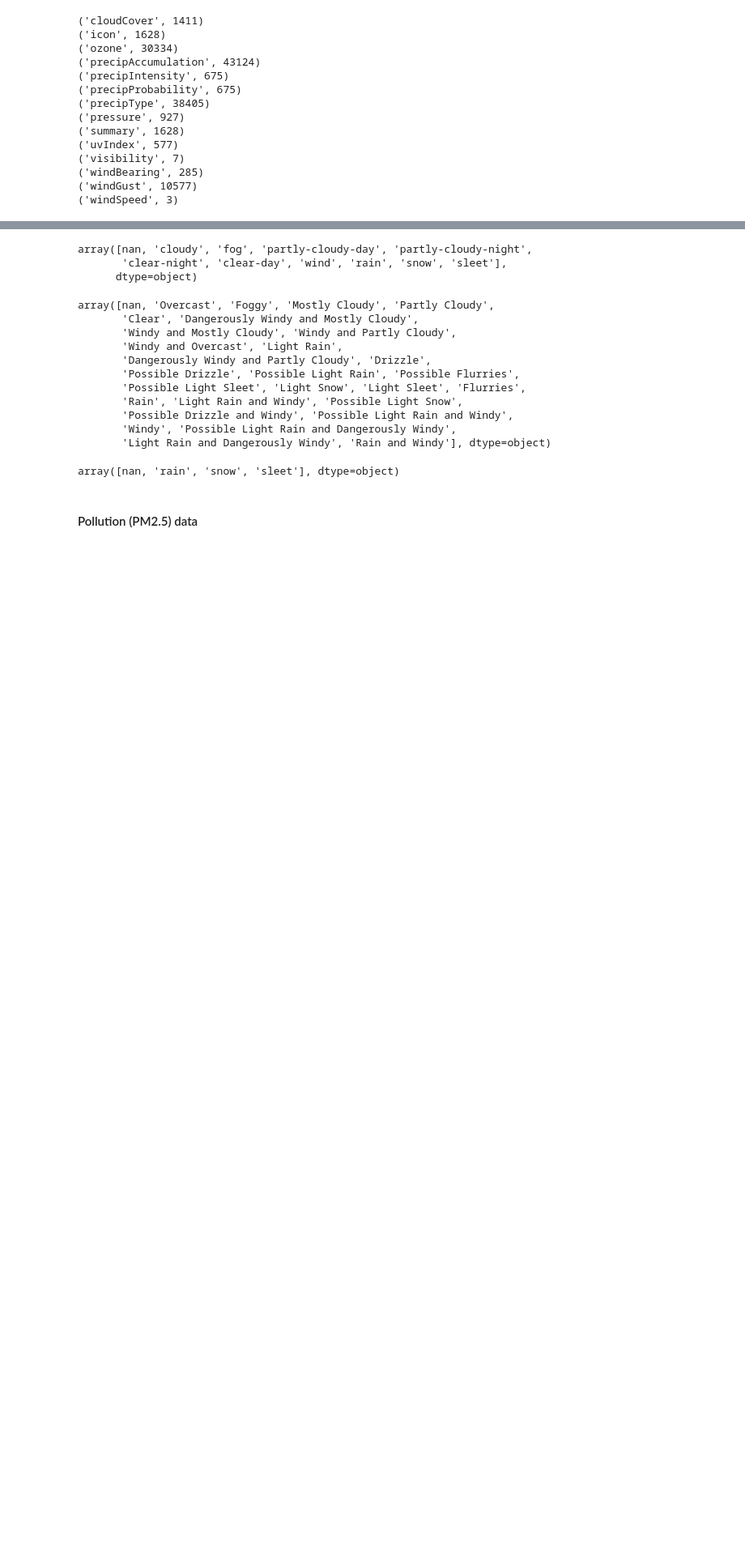
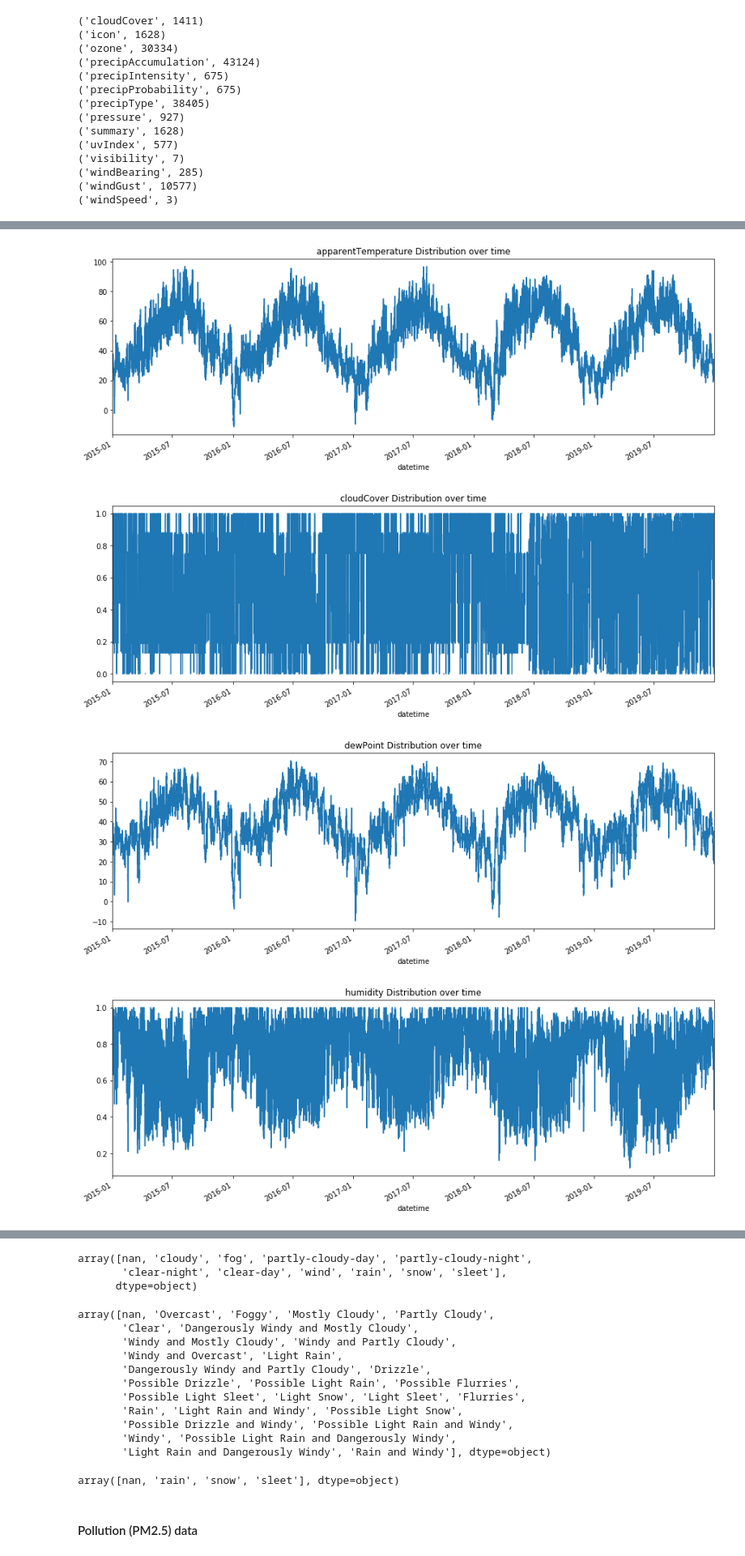
Before and after one commit to mattzajac/DataWorkshop_Competition_Warsaw_Air_Pollution, a Jupyter notebook: Warsaw Air Pollution EDA.ipynb, the cells around one changed output, grey strips where cells are left out. Shown at 81% size. Drawn from its saved outputs; the diff is of its cells as text; code cells hidden in the pictures; blank space fills up the shorter version.

```diff
--- a/Warsaw Air Pollution EDA.ipynb
+++ b/Warsaw Air Pollution EDA.ipynb
@@ -156,0 +167,17 @@ darksky.describe()
+# %%
+feats = ['apparentTemperature', 'cloudCover', 'dewPoint', 'humidity', 'ozone',
+         'precipAccumulation', 'precipIntensity', 'precipProbability', 'pressure', 'temperature', 'uvIndex', 'visibility',
+         'windBearing', 'windGust', 'windSpeed']
+
+
+for x in feats:
+    darksky_copy = darksky.copy()
+    darksky_copy.index = darksky_copy.datetime
+    plt.figure(figsize=(15, 5))
+    plt.title('{} Distribution over time'.format(x))
+    darksky_copy[x].plot(figsize=(15, 5));
+# %% [output]
+[figure, added]
+[figure, added]
+[figure, added]
+[figure, added]
```
Also changed, not shown: parts of 12 cells of this notebook.
